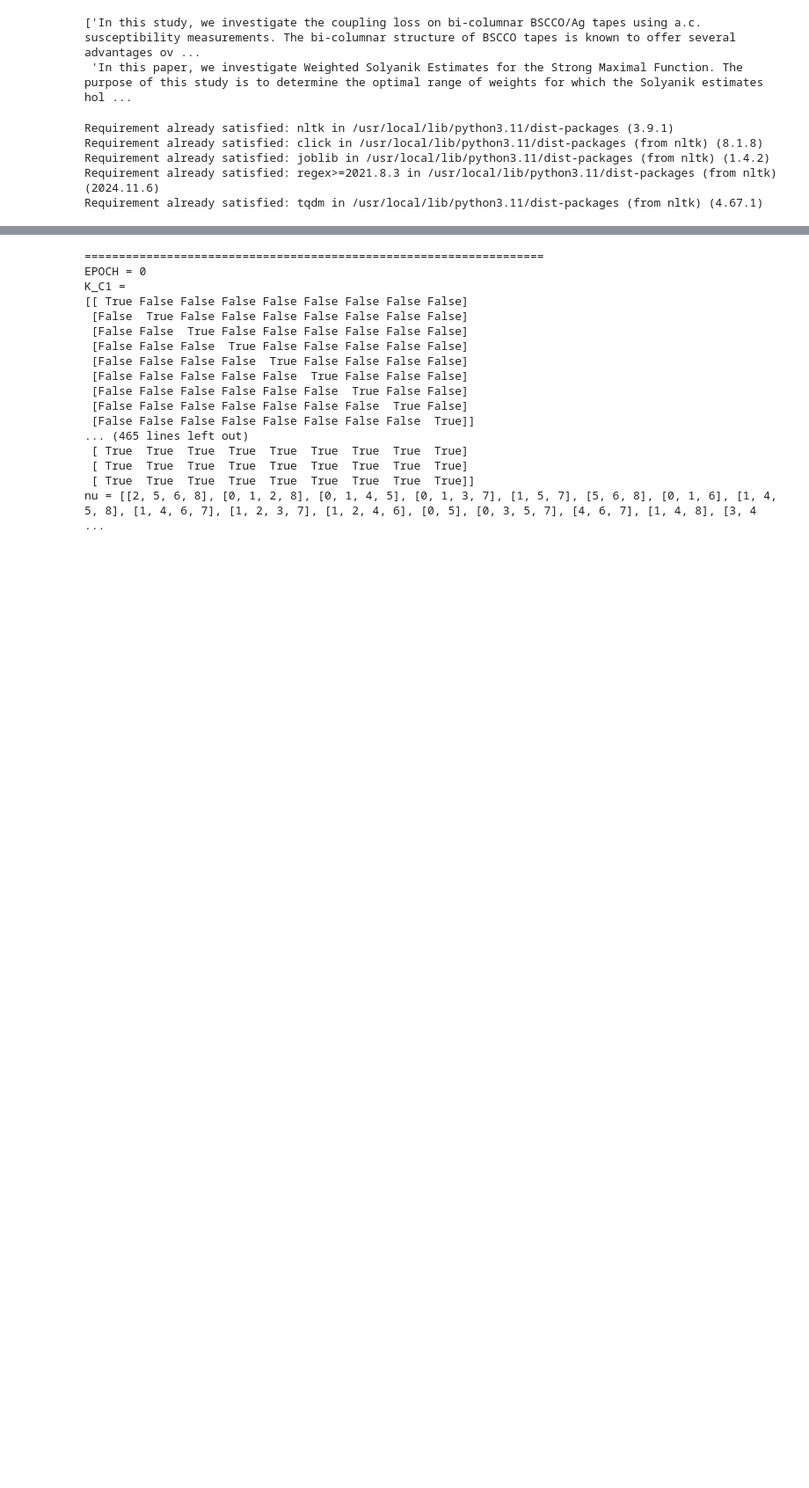
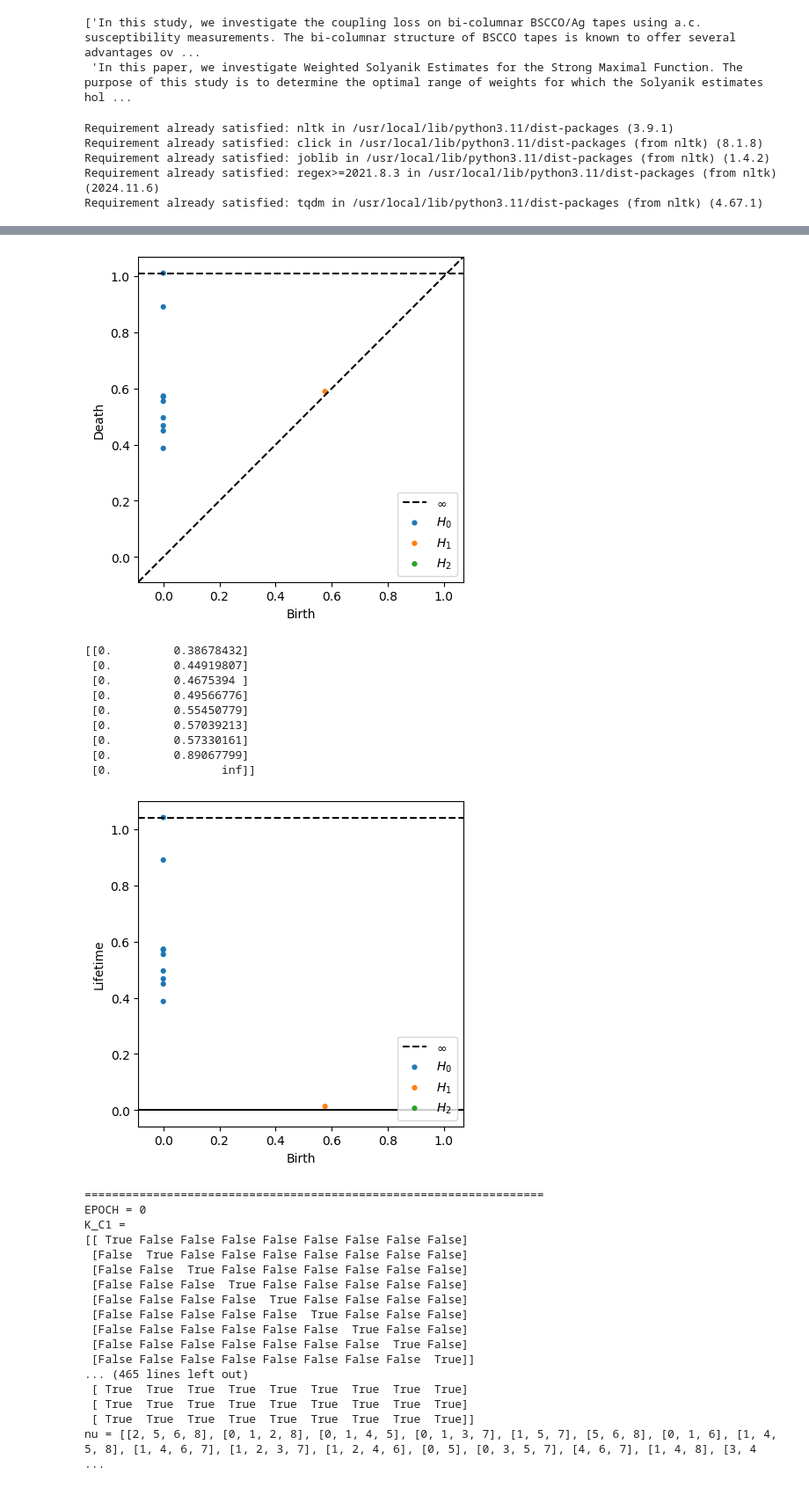
Before and after one commit to aguilin1/tda_ai_text_generation, a Jupyter notebook: tda_ai_text_detection.ipynb, the cells around one changed output, grey strips where cells are left out. Shown at 88% size. Drawn from its saved outputs; the diff is of its cells as text; code cells hidden in the pictures; blank space fills up the shorter version.

Commit message:
Combined sections to have one where the input is embeddings and the output is persistence diagrams

```diff
--- a/tda_ai_text_detection.ipynb
+++ b/tda_ai_text_detection.ipynb
@@ -87,5 +87,12 @@ if ENCODING_TYPE == 'bow':
 
 elif ENCODING_TYPE == 'sentence-bert':
   embeddings = bert_model.encode(sentences)
+
+# put it in a 3D matrix, one for each sample
+# this could be preallocated above and looped over
+# I (Eli) just need this for the next section to work on a configurable number
+# of sample points. It can be deleted after that.
+embeddings = np.array([2*embeddings])
+n_samples = embeddings.shape[0]
 # %% [output]
 [nltk_data] Downloading package punkt_tab to /root/nltk_data...
@@ -176,3 +128,75 @@ print(diagrams[0])
+# %%
+# This section generates and reformats the cosine similarity distances between
+# each pair of points and generates an array of all possible threshold values
+from sklearn.metrics.pairwise import cosine_similarity
+import itertools
+import numpy as np
+
+# get # of data points in each sample--assuming it's the same for each sample
+# very critical for this line that embeddings are in a 3D matrix even if there's
+# only one sample. Otherwise this line will miscalculate
+n_dpts = embeddings.shape[1]
+# preallocate distance matrix to be used in each loop--not planning to keep this
+# stored for every sample
+cosSimDistances = np.zeros((n_dpts, n_dpts))
+# preallocate data structure
+# how?
+
+# produce persistence diagram and data for each sample
+for sample_i in range(n_samples):
+  # Label each data point in order starting at 0, 1, 2, ...
+  # Track distance between data point i and data point j in (i,j) entry of matrix
+  # Matrix will be upper triangular
+  for pair1_i, pair2_i in itertools.combinations(range(n_dpts), 2):
+    cos_sim = cosine_similarity(embeddings[sample_i, pair1_i].reshape(1, -1),\
+                                embeddings[sample_i, pair2_i].reshape(1, -1))[0][0]
+    dist = 2 * np.arccos(cos_sim) / np.pi
+    cosSimDistances[pair1_i][pair2_i] = dist
+  # make distances matrix symmetric (fill in below diagonal) to align with
+  # scikit pairwise metric matrix output that goes into Ripser.
+  # Note: subtracting out a copy of the diagonal does nothing for true metrics
+  cosSimDistances= cosSimDistances + cosSimDistances.T - np.diag(cosSimDistances.diagonal())
+  # get array of possible threshold values. This is not needed for Ripser
+  thresholds = np.sort(np.unique(cosSimDistances))
+
+  # set this to whichever we want to use for the rest of the run
+  distanceMatrix = cosSimDistances
+  #distanceMatrix = some other crazy metric distance matrix
+
+  # Here's one way to use Ripser
+  # examples and instructions are here:
+  # https://ripser.scikit-tda.org/en/latest/notebooks/Basic%20Usage.html
+  # https://docs.scikit-tda.org/en/latest/notebooks/scikit-tda%20Tutorial.html#1.1.3.-Input-option:-Distance-matrix
+
+
+  # This version uses the distance matrix input, which is what we want
+  diagrams = ripser(distanceMatrix, distance_matrix=True, maxdim=2)['dgms']
+  plot_diagrams(diagrams, show=True)
+  plot_diagrams(diagrams, lifetime=True)
+
+  # This is an example that uses the data directly and uses the euclidean metric
+  #data = np.random.random((100,3))
+  #diagrams = ripser(data, maxdim=2)['dgms']
+  #plot_diagrams(diagrams, show=True)
+  #plot_diagrams(diagrams, lifetime=True)
+
+  # it appears that diagrams is a vector of vectors where each element of each
+  # vector is [birth epoch, death epoch] and the vectors are in increasing order
+  # of homology (H0, H1, H2, etc.). For example, here is the H0 vector:
+  print(diagrams[0])
+  # Interpreting what each homology means is a different problem
+# %% [output]
+[figure, added]
+[[0.         0.38678432]
+ [0.         0.44919807]
+ [0.         0.4675394 ]
+ [0.         0.49566776]
+ [0.         0.55450779]
+ [0.         0.57039213]
+ [0.         0.57330161]
+ [0.         0.89067799]
+ [0.                inf]]
+[figure, added]
 # %%
 ## Helper functions NOT based on publication
 
```
Also changed, not shown: parts of 5 cells of this notebook.
